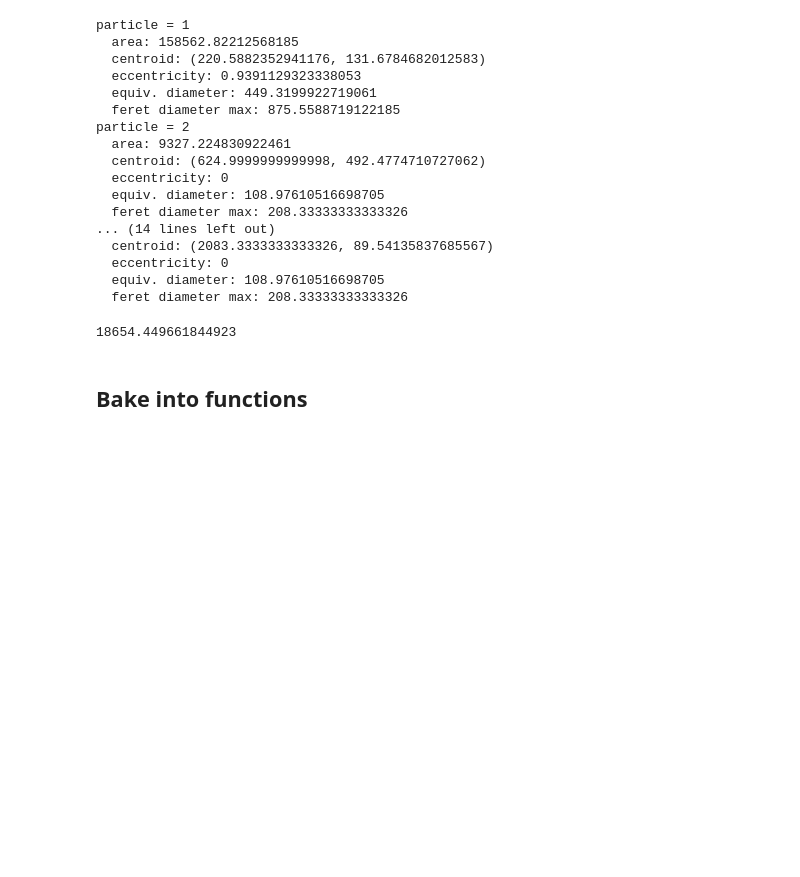
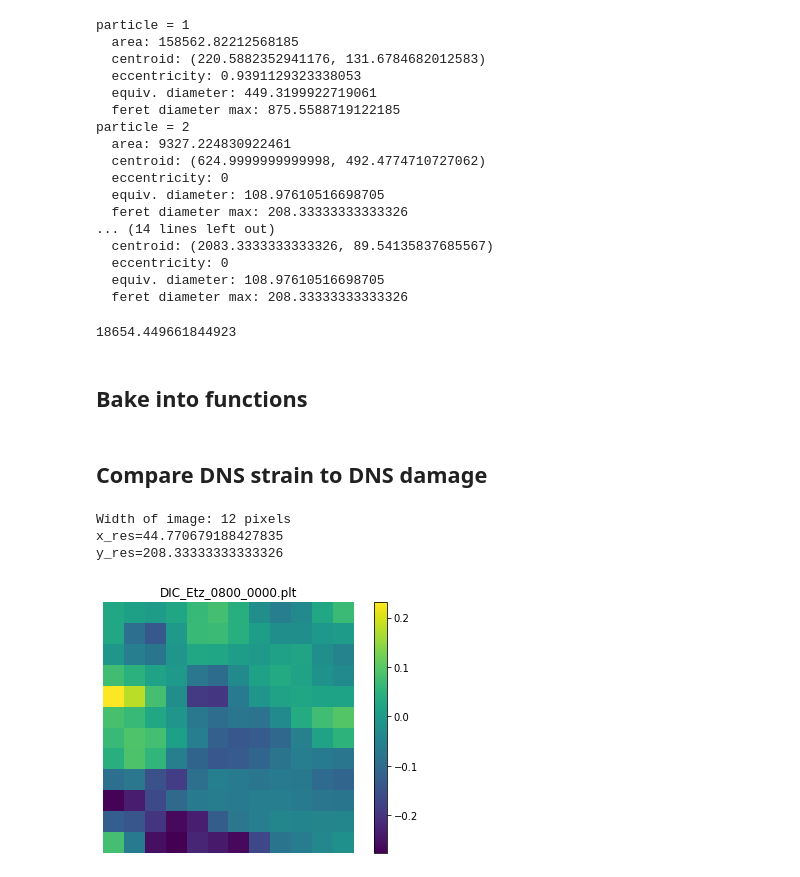
Before and after one commit to GusBusDraws/mhe-analysis, a Jupyter notebook: nbs/47-load-dic.ipynb, the cells around one changed output. Cells and saved outputs as stored; diff of their text form; code cells hidden in the pictures; blank space fills up the shorter version.

Commit message:
Compare DNS strain and damage

```diff
--- a/nbs/47-load-dic.ipynb
+++ b/nbs/47-load-dic.ipynb
@@ -227,0 +266,12 @@ def plt_as_img(plt_path):
+# %% [markdown]
+## Compare DNS strain to DNS damage
+# %%
+dic_path = Path(
+    r"C:\Users\gusb\Research\mhe-analysis\data\I43.09\DIC_Etz_0800_0000.plt")
+dic_img = plt_to_img(dic_path)
+fig, ax = viz_plt_img(dic_img, title=dic_path.name)
+# %% [output]
+Width of image: 12 pixels
+x_res=44.770679188427835
+y_res=208.33333333333326
+[figure, added]
```
Also changed, not shown: parts of 16 cells of this notebook, 1 other file.
